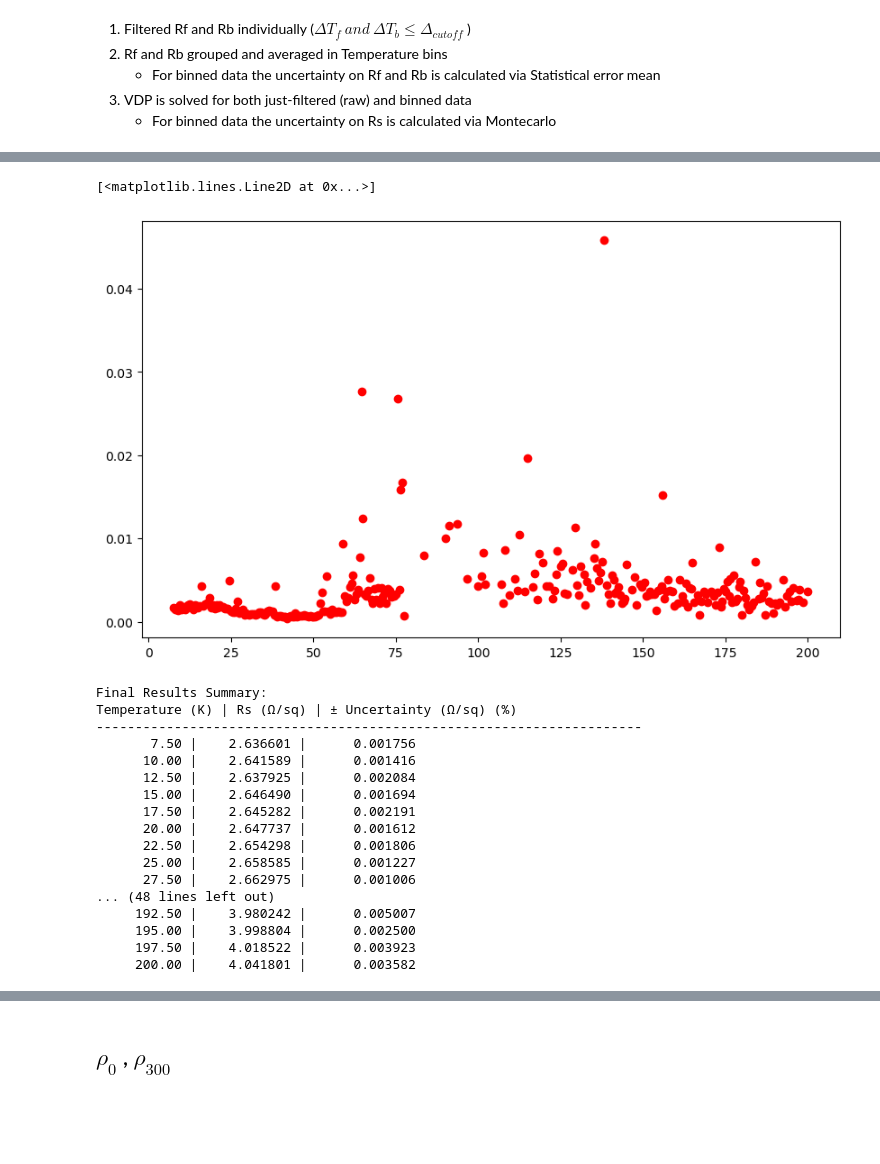
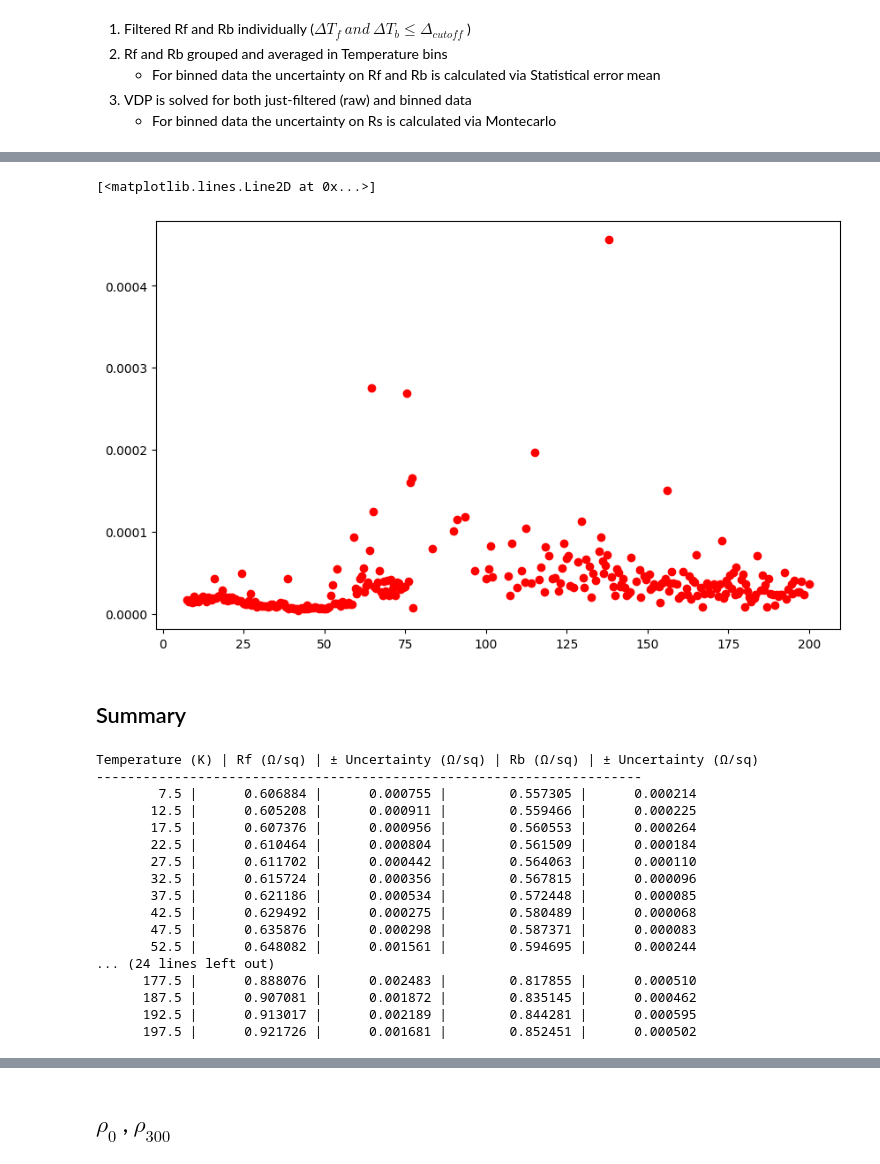
Before and after one commit to gamberoillecito/Nb-Characterization, a Jupyter notebook: R-vs-T/VdP.ipynb, the cells around one changed output, grey strips where cells are left out. Saved outputs shown, nothing was run; the diff lists cells and outputs as text; code cells hidden in the pictures; blank space fills up the shorter version.

Commit message:
wip(R&T): error propagation & bin definiton

```diff
--- a/R-vs-T/VdP.ipynb
+++ b/R-vs-T/VdP.ipynb
@@ -188,12 +188,12 @@ back_R = df.iloc[:, 18].astype(float)
 # # ---------------------------------------------
 # # Mask Creation for filtering
 intra_cutoff = 30e-3
-inter_cutoff = 30e-3
+inter_cutoff = 30e-2
 sel_mask = (
     (front_temp_raw > 7.6) & (back_temp_raw > 7.6) &
     (front_temp_raw < 200) & (back_temp_raw < 200) &
-    (front_temp_fluct_raw <= intra_cutoff) & (back_temp_fluct_raw <= intra_cutoff) &
-    (abs(front_temp_raw - back_temp_raw) <= inter_cutoff))
+    (front_temp_fluct_raw <= intra_cutoff) & (back_temp_fluct_raw <= intra_cutoff))
+    #(abs(front_temp_raw - back_temp_raw) <= inter_cutoff))
 
 Tf = front_temp_raw[sel_mask].values
 Rf = front_R[sel_mask].values
@@ -203,7 +203,7 @@ Rb = back_R[sel_mask].values
 
 # # ---------------------------------------------
 # # Binning the data
-sample_T = np.arange(7.5, 200.5, 0.5)
+sample_T = np.arange(7.5, 200.5, 0.3)
 Ns = len(sample_T)
 binned_Rf = np.zeros(Ns)
 binned_Rb = np.zeros(Ns)
@@ -214,7 +214,7 @@ jf = 0
 jb = 0
 
 for i in range(Ns):
-    lim = sample_T[i] + 0.25
+    lim = sample_T[i] + 0.15
 
     # Front
     vals_f_in_bin = []
@@ -280,6 +280,7 @@ plt.title("Sheet Resistance vs. Temperature (Raw)")
 # VDP FILTERED & BINNED DATA +- MC
 clean_Rs_mc = np.zeros(Ns)
 clean_Rs_std_mc = np.zeros(Ns)
+clean_Rs_sem_mc = np.zeros(Ns)
 
 for i in range(Ns):
     if not (np.isnan(binned_Rf[i]) or np.isnan(binned_Rb[i])):
@@ -288,12 +289,14 @@ for i in range(Ns):
         )
         clean_Rs_mc[i] = Rs_mean
         clean_Rs_std_mc[i] = Rs_std
+        clean_Rs_sem_mc[i] = Rs_sem
     else:
         clean_Rs_mc[i] = np.nan
         clean_Rs_std_mc[i] = np.nan
+        clean_Rs_sem_mc[i] = np.nan
 
 plt.figure(figsize=(10, 6))
-plt.errorbar(sample_T, clean_Rs_mc, yerr=clean_Rs_std_mc, fmt='o-',
+plt.errorbar(sample_T, clean_Rs_mc, yerr=clean_Rs_sem_mc, fmt='o-',
              capsize=5, markersize=2, linewidth=1, elinewidth=1.5,
              label='VdP Sheet Resistance (Monte Carlo)', color='blue', ecolor='red', alpha=0.8)
 plt.xlabel("Temperature (K)")
@@ -308,31 +311,32 @@ plt.grid(True, linestyle=':', alpha=0.7)
 # %%
 plt.figure(figsize=(10, 6))
-plt.plot(sample_T,  clean_Rs_std_mc, 'o', color = 'red')
+plt.plot(sample_T,  clean_Rs_sem_mc, 'o', color = 'red')
 # %% [output]
 [<matplotlib.lines.Line2D at 0x...>]
-[figure, old version]
+[figure, new version]
+# %% [markdown]
+## Summary
 # %%
-print("\nFinal Results Summary:")
-print("Temperature (K) | Rs (Ω/sq) | ± Uncertainty (Ω/sq)")
+print("Temperature (K) | Rf (Ω/sq) | ± Uncertainty (Ω/sq) | Rb (Ω/sq) | ± Uncertainty (Ω/sq)")
 print("-" * 70)
-for i in range(0, Ns, 5):
-    if not np.isnan(clean_Rs_mc[i]):
-        print(f"{sample_T[i]:11.2f} |    {clean_Rs_mc[i]:6.6f} | {clean_Rs_std_mc[i]:13.6f}")
+for i in range(0, Ns, 10):
+    if not np.isnan(binned_Rf[i]) and not np.isnan(binned_Rb[i]):
+        print(f"{sample_T[i]:11.1f} |      {binned_Rf[i]:6.6f} | {binned_Rf_sem[i]:13.6f} |        {binned_Rb[i]:6.6f} | {binned_Rb_sem[i]:13.6f}")
 # %% [output]
-Final Results Summary:
-Temperature (K) | Rs (Ω/sq) | ± Uncertainty (Ω/sq) (%)
+Temperature (K) | Rf (Ω/sq) | ± Uncertainty (Ω/sq) | Rb (Ω/sq) | ± Uncertainty (Ω/sq)
 ----------------------------------------------------------------------
-       7.50 |    2.636601 |      0.001756
-      10.00 |    2.641589 |      0.001416
-      12.50 |    2.637925 |      0.002084
-      15.00 |    2.646490 |      0.001694
-      17.50 |    2.645282 |      0.002191
-      20.00 |    2.647737 |      0.001612
-      22.50 |    2.654298 |      0.001806
-      25.00 |    2.658585 |      0.001227
-      27.50 |    2.662975 |      0.001006
-... (48 lines left out)
-     192.50 |    3.980242 |      0.005007
-     195.00 |    3.998804 |      0.002500
-     197.50 |    4.018522 |      0.003923
-     200.00 |    4.041801 |      0.003582
+        7.5 |      0.606884 |      0.000755 |        0.557305 |      0.000214
+       12.5 |      0.605208 |      0.000911 |        0.559466 |      0.000225
+       17.5 |      0.607376 |      0.000956 |        0.560553 |      0.000264
+       22.5 |      0.610464 |      0.000804 |        0.561509 |      0.000184
+       27.5 |      0.611702 |      0.000442 |        0.564063 |      0.000110
+       32.5 |      0.615724 |      0.000356 |        0.567815 |      0.000096
+       37.5 |      0.621186 |      0.000534 |        0.572448 |      0.000085
+       42.5 |      0.629492 |      0.000275 |        0.580489 |      0.000068
+       47.5 |      0.635876 |      0.000298 |        0.587371 |      0.000083
+       52.5 |      0.648082 |      0.001561 |        0.594695 |      0.000244
+... (24 lines left out)
+      177.5 |      0.888076 |      0.002483 |        0.817855 |      0.000510
+      187.5 |      0.907081 |      0.001872 |        0.835145 |      0.000462
+      192.5 |      0.913017 |      0.002189 |        0.844281 |      0.000595
+      197.5 |      0.921726 |      0.001681 |        0.852451 |      0.000502
```
Also changed, not shown: parts of 11 cells of this notebook.
